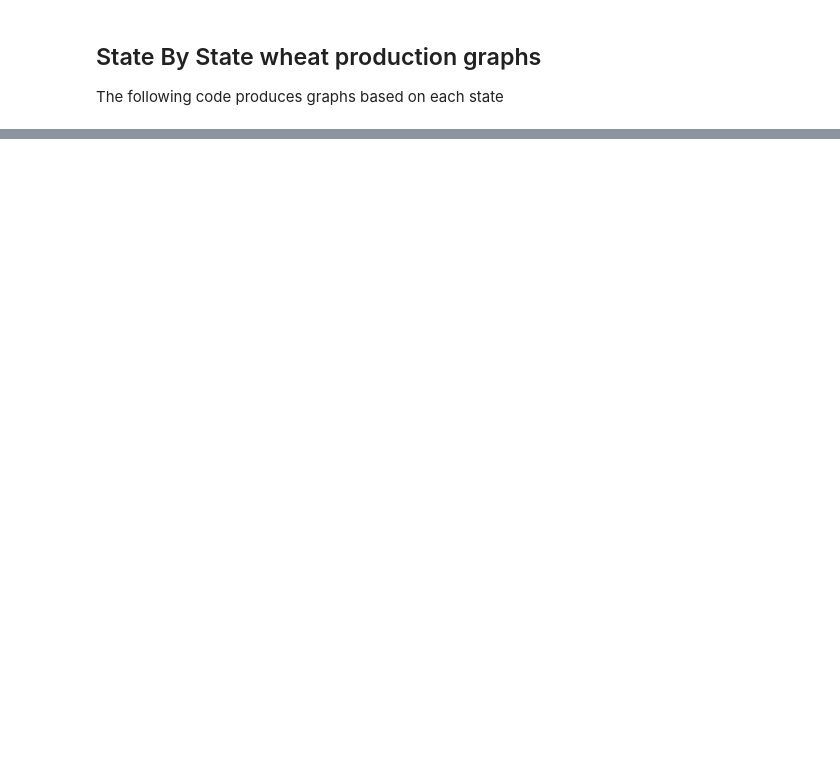
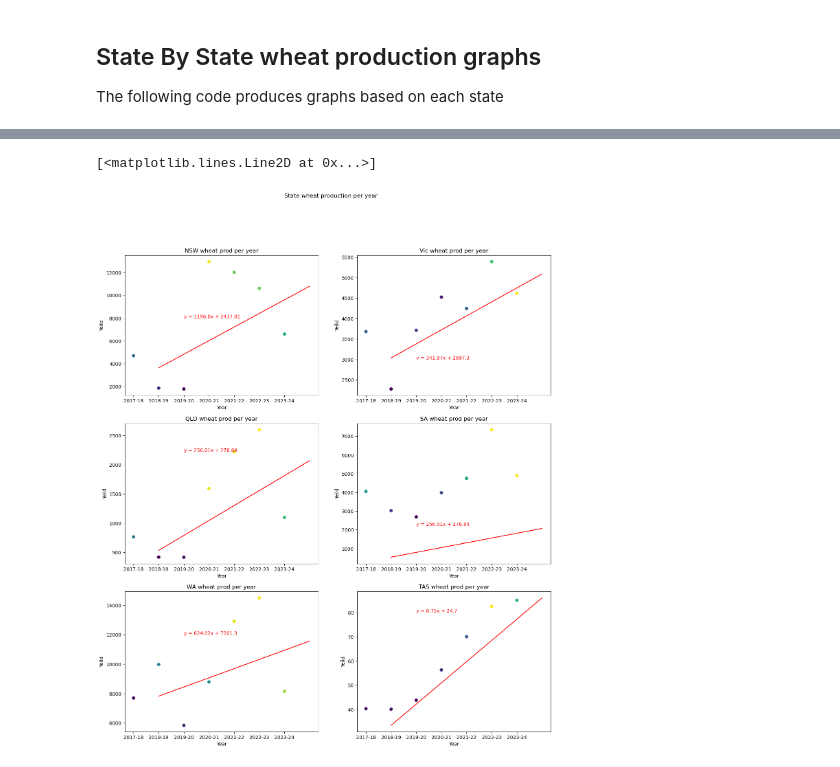
Before and after one commit to B-osborne1/project-one, a Jupyter notebook: project_main_script.ipynb, the cells around one changed output, grey strips where cells are left out. Saved outputs shown, nothing was run; the diff lists cells and outputs as text; code cells hidden in the pictures; blank space fills up the shorter version.

Commit message:
created new branch and fixed production graph

```diff
--- a/project_main_script.ipynb
+++ b/project_main_script.ipynb
@@ -41,68 +60,93 @@ print(year_range)
 # Creating a multi plot with three rows and two columns
 fig, axs = plt.subplots(3, 2)
 fig.suptitle('State wheat production per year')
+fig.set_figheight(18)
+fig.set_figwidth(16)
 
 # NSW graph
 # Creating a scatter graph with the year as the x value and yield as the y value
-axs[0,0].scatter(nsw_wheat_prod['Year'], nsw_wheat_prod['Yield'], c=nsw_wheat_prod['Hectares'], cmap="viridis")
+axs[0,0].scatter(state_df['Year'], state_df['NSW_kt'], c=state_df['NSW_ha'], cmap="viridis")
 axs[0,0].set_title('NSW wheat prod per year')
 axs[0,0].set_ylabel('Yeild')
 axs[0,0].set_xlabel('Year')
-# NSW linear regression (uncomment the section below once fixed)
-# nsw_x_values = year_range
-# nsw_y_values = state_df['NSW_kt'].to_numpy() # TODO: The states df seems to be importing the data as a string
-# (nsw_slope, nsw_intercept, nsw_rvalue, nsw_pvalue, nsw_stderr) = st.linregress(nsw_x_values, nsw_y_values)
-# nsw_regress = year_range * nsw_slope + nsw_intercept
-# axs[0,0].plot(year_range,nsw_regress,"r-")
+
+# NSW linear regression
+nsw_x_values = year_range
+nsw_y_values = state_df['NSW_kt'].to_numpy()
+(nsw_slope, nsw_intercept, nsw_rvalue, nsw_pvalue, nsw_stderr) = st.linregress(nsw_x_values, nsw_y_values)
+nsw_regress = year_range * nsw_slope + nsw_intercept
+axs[0,0].annotate(f"y = {round(nsw_slope,2)}x + {round(nsw_intercept,2)}", xy=(2,8000), xycoords='data', color='red')
+axs[0,0].plot(year_range,nsw_regress,"r-")
 
 # VIC graph
-axs[0,1].scatter(vic_wheat_prod['Year'], vic_wheat_prod['Yield'], c=vic_wheat_prod['Hectares'], cmap="viridis")
+axs[0,1].scatter(state_df['Year'], state_df['VIC_kt'], c=state_df['VIC_ha'], cmap="viridis")
 axs[0,1].set_title('Vic wheat prod per year')
 axs[0,1].set_ylabel('Yeild')
 axs[0,1].set_xlabel('Year')
 
 # VIC linear regression
-# (vic_slope, vic_intercept, vic_rvalue, vic_pvalue, vic_stderr) = st.linregress(year_range, state_df['VIC_kt'])
-# vic_regress = year_range * vic_slope + vic_intercept
-# axs[0,0].plot(year_range,vic_regress,"r-")
+vic_x_values = year_range
+vic_y_values = state_df['VIC_kt'].to_numpy()
+(vic_slope, vic_intercept, vic_rvalue, vic_pvalue, vic_stderr) = st.linregress(vic_x_values, vic_y_values)
+vic_regress = year_range * vic_slope + vic_intercept
+axs[0,1].annotate(f"y = {round(vic_slope,2)}x + {round(vic_intercept,2)}", xy=(2,3000), xycoords='data', color='red')
+axs[0,1].plot(year_range,vic_regress,"r-")
 
 # QLD graph
 axs[1,0].scatter(state_df['Year'], state_df['QLD_kt'], c=state_df['QLD_ha'], cmap="viridis")
 axs[1,0].set_title('QLD wheat prod per year')
 axs[1,0].set_ylabel('Yeild')
 axs[1,0].set_xlabel('Year')
 
 # QLD linear regression (uncomment the section below once fixed)
-# (qld_slope, qld_intercept, qld_rvalue, qld_pvalue, qld_stderr) = st.linregress(year_range, state_df['QLD_kt'])
-# qld_regress = qld_range * qld_slope + qld_intercept
-# axs[0,0].plot(year_range,qld_regress,"r-")
+qld_x_values = year_range
+qld_y_values = state_df['QLD_kt'].to_numpy()
+(qld_slope, qld_intercept, qld_rvalue, qld_pvalue, qld_stderr) = st.linregress(qld_x_values, qld_y_values)
+qld_regress = year_range * qld_slope + qld_intercept
+axs[1,0].annotate(f"y = {round(qld_slope,2)}x + {round(qld_intercept,2)}", xy=(2,2222), xycoords='data', color='red')
+axs[1,0].plot(year_range,qld_regress,"r-")
 
 # SA graph
 axs[1,1].scatter(state_df['Year'], state_df['SA_kt'], c=state_df['SA_ha'], cmap="viridis")
 axs[1,1].set_title('SA wheat prod per year')
-axs[2,0].set_ylabel('Yeild')
-axs[2,0].set_xlabel('Year')
+axs[1,1].set_ylabel('Yeild')
+axs[1,1].set_xlabel('Year')
+
 # SA linear regression (uncomment the section below once fixed)
-# (sa_slope, sa_intercept, sa_rvalue, sa_pvalue, sa_stderr) = st.linregress(year_range, state_df['SA_kt'])
-# sa_regress = year_range * sa_slope + sa_intercept
-# axs[0,0].plot(year_range,sa_regress,"r-")
+sa_x_values = year_range
+sa_y_values = state_df['QLD_kt'].to_numpy()
+(sa_slope, sa_intercept, sa_rvalue, sa_pvalue, sa_stderr) = st.linregress(sa_x_values, sa_y_values)
+sa_regress = year_range * sa_slope + sa_intercept
+axs[1,1].annotate(f"y = {round(sa_slope,2)}x + {round(sa_intercept,2)}", xy=(2,2222), xycoords='data', color='red')
+axs[1,1].plot(year_range,sa_regress,"r-")
 
 # WA graph
 axs[2,0].scatter(state_df['Year'], state_df['WA_kt'], c=state_df['WA_ha'], cmap="viridis")
 axs[2,0].set_title('WA wheat prod per year')
 axs[2,0].set_ylabel('Yeild')
 axs[2,0].set_xlabel('Year')
+
 # linear regression (uncomment the section below once fixed)
-# (wa_slope, wa_intercept, wa_rvalue, wa_pvalue, wa_stderr) = st.linregress(year_range, state_df['WA_kt'])
-# wa_regress = year_range * wa_slope + wa_intercept
-# axs[0,0].plot(year_range,wa_regress,"r-")
+wa_x_values = year_range
+wa_y_values = state_df['WA_kt'].to_numpy()
+(wa_slope, wa_intercept, wa_rvalue, wa_pvalue, wa_stderr) = st.linregress(wa_x_values, wa_y_values)
+wa_regress = year_range * wa_slope + wa_intercept
+axs[2,0].annotate(f"y = {round(wa_slope,2)}x + {round(wa_intercept,2)}", xy=(2,12000), xycoords='data', color='red')
+axs[2,0].plot(year_range,wa_regress,"r-")
 
 # TAS graph
 axs[2,1].scatter(state_df['Year'], state_df['TAS_kt'], c=state_df['TAS_ha'], cmap="viridis")
-(tas_slope, tas_intercept, tas_rvalue, tas_pvalue, tas_stderr) = st.linregress(year_range, state_df['TAS_kt'])
-tas_regress = year_range * tas_slope + tas_intercept
-axs[0,0].plot(year_range,tas_regress,"r-")
 axs[2,1].set_title('TAS wheat prod per year')
 axs[2,1].set_ylabel('Yeild')
 axs[2,1].set_xlabel('Year')
+
 # linear regression (uncomment the section below once fixed)
+tas_x_values = year_range
+tas_y_values = state_df['TAS_kt'].to_numpy()
+(tas_slope, tas_intercept, tas_rvalue, tas_pvalue, tas_stderr) = st.linregress(tas_x_values, tas_y_values)
+tas_regress = year_range * tas_slope + tas_intercept
+axs[2,1].annotate(f"y = {round(tas_slope,2)}x + {round(tas_intercept,2)}", xy=(2,80), xycoords='data', color='red')
+axs[2,1].plot(year_range,tas_regress,"r-")
+# %% [output]
+[<matplotlib.lines.Line2D at 0x...>]
+[figure, added]
```
Also changed, not shown: parts of 2 cells of this notebook, 2 other files.
